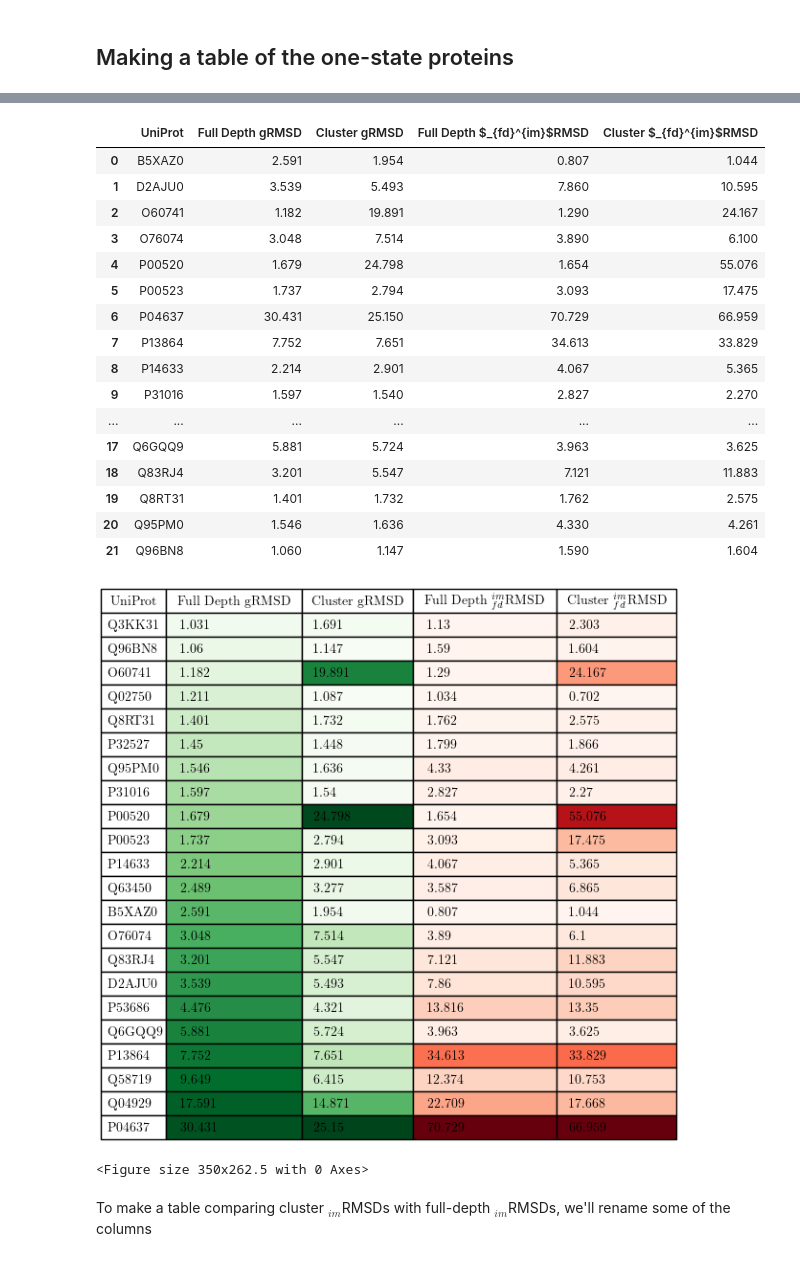
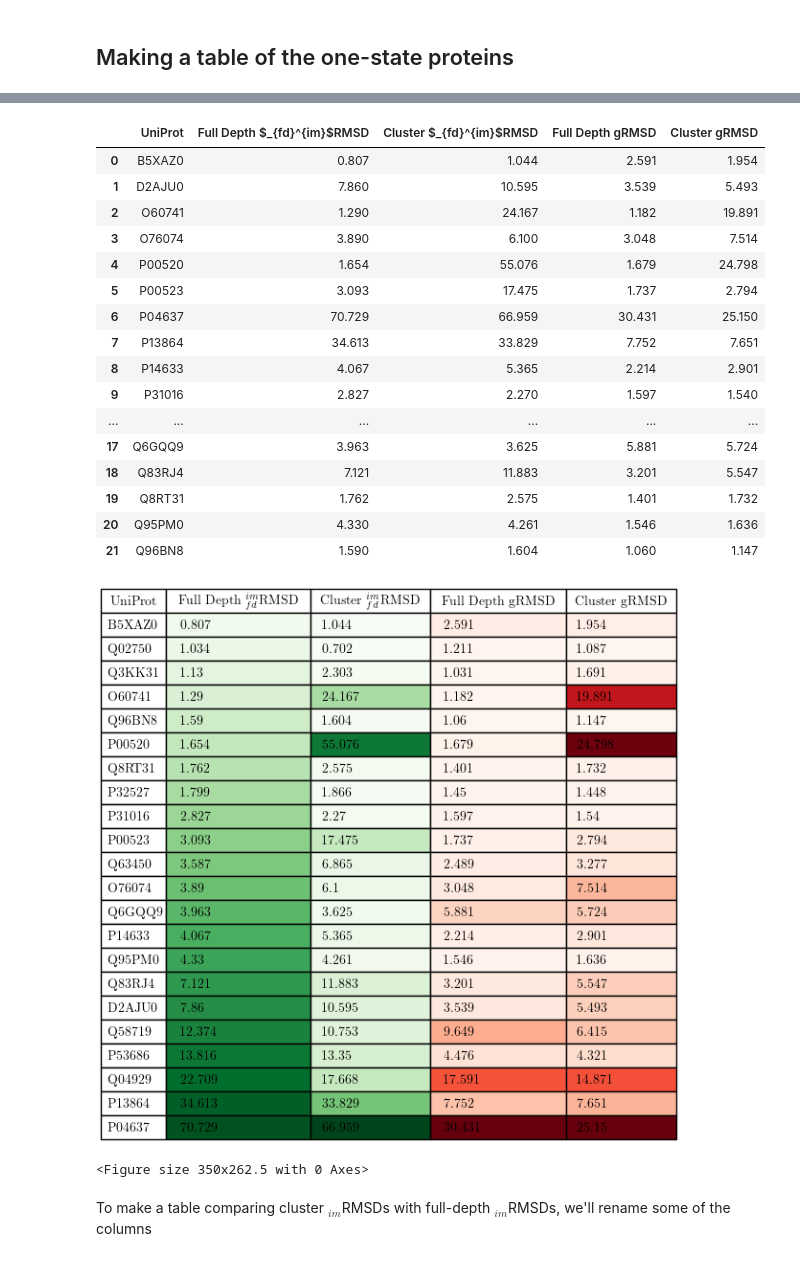
Before and after one commit to bperkinsj/autoinhibition_and_alphafold2, a Jupyter notebook: fig3.ipynb, the cells around one changed output, grey strips where cells are left out. Drawn from its saved outputs; the diff is of its cells as text; code cells hidden in the pictures.

```diff
--- a/fig3.ipynb
+++ b/fig3.ipynb
@@ -2642,7 +2642,7 @@ one_state_full_depth = one_state_full_depth[['UniProt', 'PDB', 'gRMSD', imfdd1d2
 
 one_state_both = pd.merge(one_state_cluster, one_state_full_depth, on='UniProt', how='inner')
 
-cols = ['UniProt', 'Full Depth gRMSD', 'Cluster gRMSD', 'Full Depth $_{fd}^{im}$RMSD', 'Cluster $_{fd}^{im}$RMSD']
+cols = ['UniProt', 'Full Depth $_{fd}^{im}$RMSD', 'Cluster $_{fd}^{im}$RMSD', 'Full Depth gRMSD', 'Cluster gRMSD']
 
 to_table_1state = one_state_both[cols]
 
@@ -2671,67 +2671,67 @@ one_state_both
 # %%
 to_table_1state
 # %% [output]
-|  | UniProt | Full Depth gRMSD | Cluster gRMSD | Full Depth $_{fd}^{im}$RMSD | Cluster $_{fd}^{im}$RMSD |
-| 0 | B5XAZ0 | 2.591 | 1.954 | 0.807 | 1.044 |
-| 1 | D2AJU0 | 3.539 | 5.493 | 7.860 | 10.595 |
-| 2 | O60741 | 1.182 | 19.891 | 1.290 | 24.167 |
-| 3 | O76074 | 3.048 | 7.514 | 3.890 | 6.100 |
-| 4 | P00520 | 1.679 | 24.798 | 1.654 | 55.076 |
-| 5 | P00523 | 1.737 | 2.794 | 3.093 | 17.475 |
-| 6 | P04637 | 30.431 | 25.150 | 70.729 | 66.959 |
-| 7 | P13864 | 7.752 | 7.651 | 34.613 | 33.829 |
-| 8 | P14633 | 2.214 | 2.901 | 4.067 | 5.365 |
-| 9 | P31016 | 1.597 | 1.540 | 2.827 | 2.270 |
+|  | UniProt | Full Depth $_{fd}^{im}$RMSD | Cluster $_{fd}^{im}$RMSD | Full Depth gRMSD | Cluster gRMSD |
+| 0 | B5XAZ0 | 0.807 | 1.044 | 2.591 | 1.954 |
+| 1 | D2AJU0 | 7.860 | 10.595 | 3.539 | 5.493 |
+| 2 | O60741 | 1.290 | 24.167 | 1.182 | 19.891 |
+| 3 | O76074 | 3.890 | 6.100 | 3.048 | 7.514 |
+| 4 | P00520 | 1.654 | 55.076 | 1.679 | 24.798 |
+| 5 | P00523 | 3.093 | 17.475 | 1.737 | 2.794 |
+| 6 | P04637 | 70.729 | 66.959 | 30.431 | 25.150 |
+| 7 | P13864 | 34.613 | 33.829 | 7.752 | 7.651 |
+| 8 | P14633 | 4.067 | 5.365 | 2.214 | 2.901 |
+| 9 | P31016 | 2.827 | 2.270 | 1.597 | 1.540 |
 | ... | ... | ... | ... | ... | ... |
-| 17 | Q6GQQ9 | 5.881 | 5.724 | 3.963 | 3.625 |
-| 18 | Q83RJ4 | 3.201 | 5.547 | 7.121 | 11.883 |
-| 19 | Q8RT31 | 1.401 | 1.732 | 1.762 | 2.575 |
-| 20 | Q95PM0 | 1.546 | 1.636 | 4.330 | 4.261 |
-| 21 | Q96BN8 | 1.060 | 1.147 | 1.590 | 1.604 |
+| 17 | Q6GQQ9 | 3.963 | 3.625 | 5.881 | 5.724 |
+| 18 | Q83RJ4 | 7.121 | 11.883 | 3.201 | 5.547 |
+| 19 | Q8RT31 | 1.762 | 2.575 | 1.401 | 1.732 |
+| 20 | Q95PM0 | 4.330 | 4.261 | 1.546 | 1.636 |
+| 21 | Q96BN8 | 1.590 | 1.604 | 1.060 | 1.147 |
 # %%
 fig, ax = plt.subplots(1,1)
 ax.axis('tight')
 ax.axis('off')
 
-to_table = to_table_1state.sort_values('Full Depth gRMSD')
+to_table = to_table_1state.sort_values('Full Depth $_{fd}^{im}$RMSD', ascending=True)
 
 table = ax.table(cellText=to_table.values,
                   colLabels=to_table.columns,
                   cellLoc = 'left', loc='center')
 table.auto_set_column_width(col=list(range(len(to_table.columns))))
 table.scale(1, 1.5)
 
-bcmap = sns.mpl_palette('Greens', len(to_table['Full Depth gRMSD'].unique()))
+bcmap = sns.mpl_palette('Greens', len(to_table['Full Depth $_{fd}^{im}$RMSD'].unique()))
 for idx, b in enumerate(bcmap):
     table[(idx + 1, 1)].set_facecolor(b)
 
 from matplotlib import cm
-vals = to_table['Cluster gRMSD'].values
+vals = to_table['Cluster $_{fd}^{im}$RMSD'].values
 normal = cm.colors.Normalize(vals.min(), vals.max())
 bcmap2 = plt.cm.Greens(normal(vals))
 
 for idx, bb in enumerate(bcmap2):
     table[(idx + 1, 2)].set_facecolor(bb)
 
-vals2 = to_table['Full Depth $_{fd}^{im}$RMSD'].values
+vals2 = to_table['Full Depth gRMSD'].values
 normal2 = cm.colors.Normalize(vals2.min(), vals2.max())
 bcmap3 = plt.cm.Reds(normal2(vals2))
 
 for idx, bbb in enumerate(bcmap3):
     table[(idx+1, 3)].set_facecolor(bbb)
 
-vals3 = to_table['Cluster $_{fd}^{im}$RMSD'].values
+vals3 = to_table['Cluster gRMSD'].values
 normal3 = cm.colors.Normalize(vals3.min(), vals3.max())
 bcmap4 = plt.cm.Reds(normal3(vals3))
 
 for idx, bbbb in enumerate(bcmap4):
     table[(idx+1, 4)].set_facecolor(bbbb)
 
 plt.show()
 
 plt.savefig('./project_pipeline/data/figures/one_state_proteins.png', dpi=300, bbox_inches='tight')
 # %% [output]
-[figure, old version]
+[figure, new version]
 <Figure size 350x262.5 with 0 Axes>
 # %% [markdown]
 To make a table comparing cluster $_{im}$RMSDs with full-depth $_{im}$RMSDs, we'll rename some of the columns
```
Also changed, not shown: parts of 9 cells of this notebook, 12 other files.
